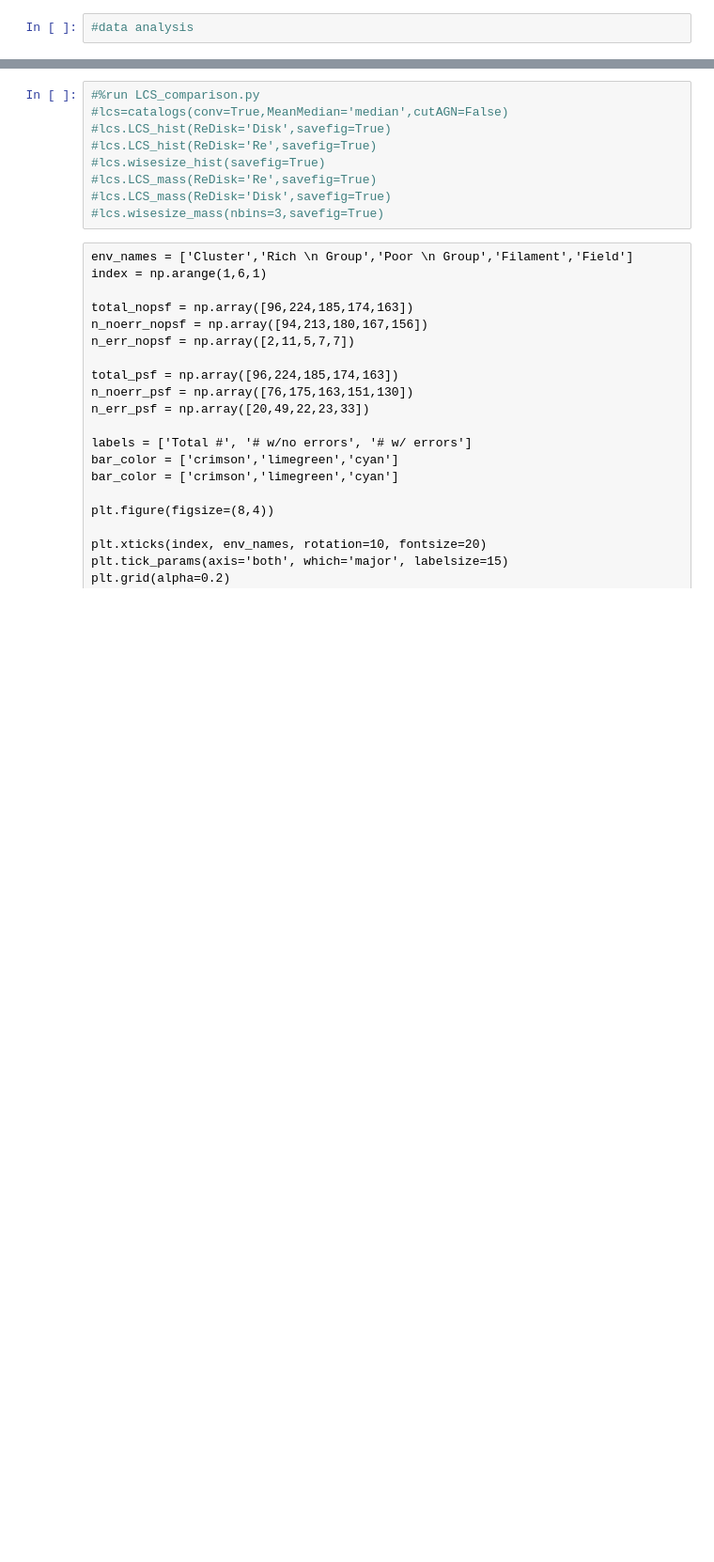
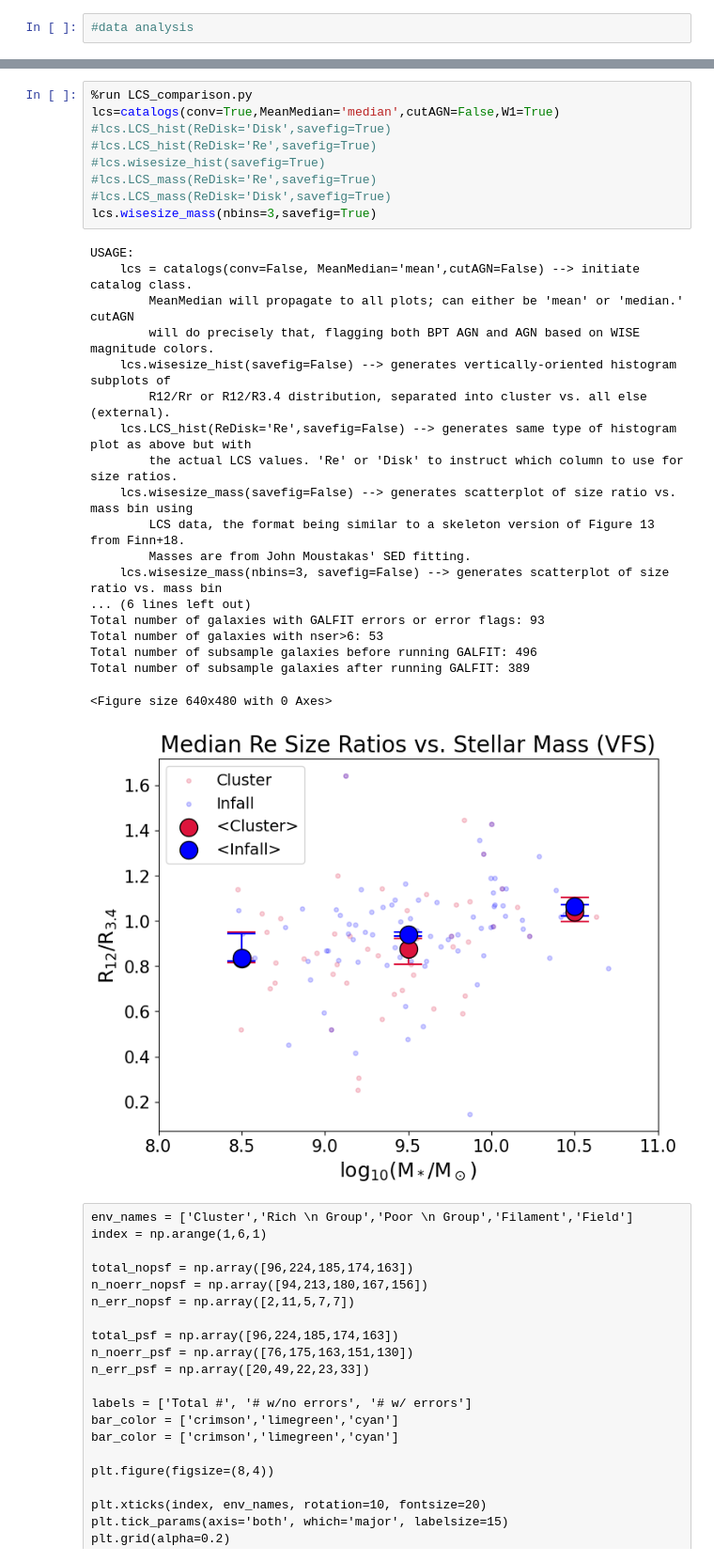
Before and after one commit to Kyssuber/research, a Jupyter notebook: data_analysis/virgowise_plots.ipynb, the cells around one changed output, grey strips where cells are left out. Shown at 94% size. Cells and saved outputs as stored; diff of their text form; blank space fills up the shorter version.

```diff
--- a/data_analysis/virgowise_plots.ipynb
+++ b/data_analysis/virgowise_plots.ipynb
@@ -197,12 +174,32 @@ K-S p-value (> 0.003 (3sigma), "same distribution"):
 # %%
-#%run LCS_comparison.py
-#lcs=catalogs(conv=True,MeanMedian='median',cutAGN=False)
+%run LCS_comparison.py
+lcs=catalogs(conv=True,MeanMedian='median',cutAGN=False,W1=True)
 #lcs.LCS_hist(ReDisk='Disk',savefig=True)
 #lcs.LCS_hist(ReDisk='Re',savefig=True)
 #lcs.wisesize_hist(savefig=True)
 #lcs.LCS_mass(ReDisk='Re',savefig=True)
 #lcs.LCS_mass(ReDisk='Disk',savefig=True)
-#lcs.wisesize_mass(nbins=3,savefig=True)
+lcs.wisesize_mass(nbins=3,savefig=True)
+# %% [output]
+USAGE:
+    lcs = catalogs(conv=False, MeanMedian='mean',cutAGN=False) --> initiate catalog class.
+        MeanMedian will propagate to all plots; can either be 'mean' or 'median.' cutAGN
+        will do precisely that, flagging both BPT AGN and AGN based on WISE magnitude colors.
+    lcs.wisesize_hist(savefig=False) --> generates vertically-oriented histogram subplots of
+        R12/Rr or R12/R3.4 distribution, separated into cluster vs. all else (external).
+    lcs.LCS_hist(ReDisk='Re',savefig=False) --> generates same type of histogram plot as above but with
+        the actual LCS values. 'Re' or 'Disk' to instruct which column to use for size ratios.
+    lcs.wisesize_mass(savefig=False) --> generates scatterplot of size ratio vs. mass bin using
+        LCS data, the format being similar to a skeleton version of Figure 13 from Finn+18.
+        Masses are from John Moustakas' SED fitting.
+    lcs.wisesize_mass(nbins=3, savefig=False) --> generates scatterplot of size ratio vs. mass bin
+... (6 lines left out)
+Total number of galaxies with GALFIT errors or error flags: 93
+Total number of galaxies with nser>6: 53
+Total number of subsample galaxies before running GALFIT: 496
+Total number of subsample galaxies after running GALFIT: 389
+<Figure size 640x480 with 0 Axes>
+[figure, added]
 # %% [raw]
 env_names = ['Cluster','Rich \n Group','Poor \n Group','Filament','Field']
 index = np.arange(1,6,1)
```
Also changed, not shown: parts of 14 cells of this notebook, 7 other files.
